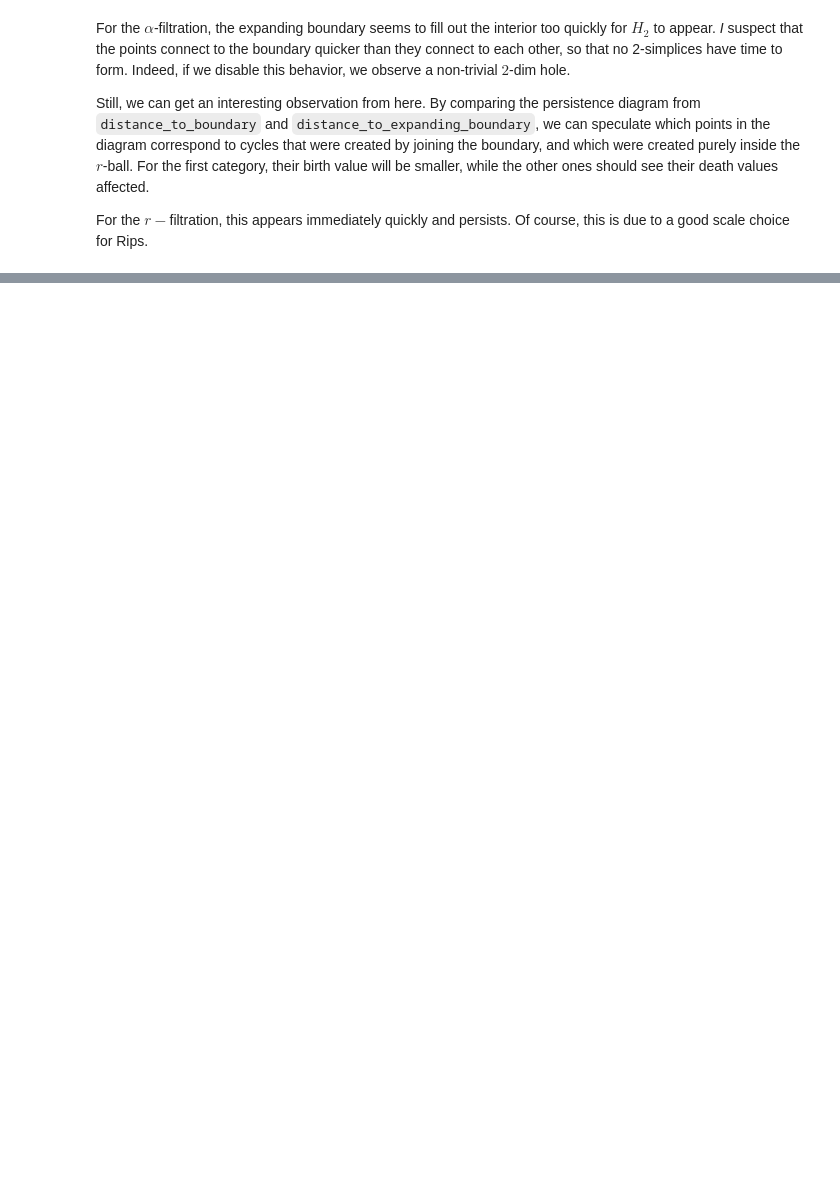
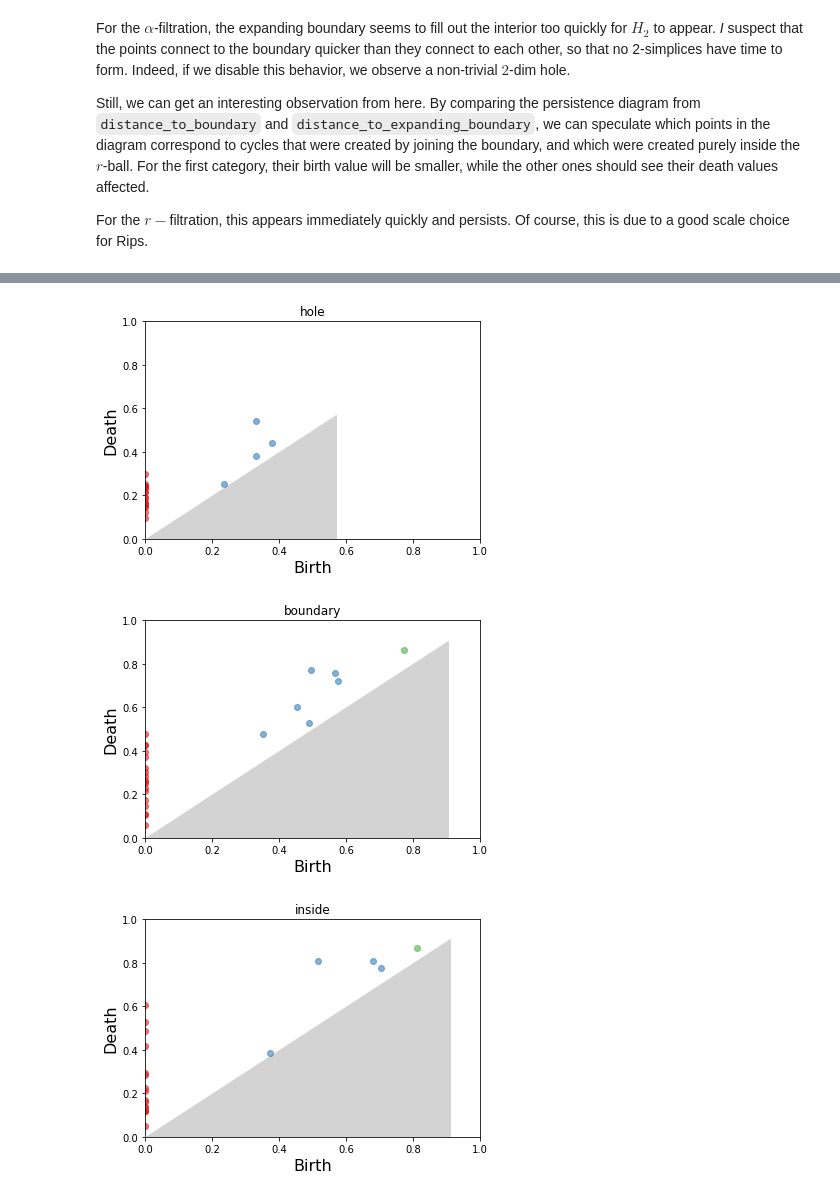
Before and after one commit to wreise/local_homology, a Jupyter notebook: notebooks/Tutorial.ipynb, the cells around one changed output, grey strips where cells are left out. Drawn from its saved outputs; the diff is of its cells as text; code cells hidden in the pictures; blank space fills up the shorter version.

```diff
--- a/notebooks/Tutorial.ipynb
+++ b/notebooks/Tutorial.ipynb
@@ -254,0 +313,11 @@ For the $r-$filtration, this appears immediately quickly and persists. Of course
+# %%
+min_, max_ = 0., epsilon
+for dgm, name in zip(dgms, ["hole", "boundary", "inside"]):
+    ax = plot_persistence_diagram(dgm, )
+    ax.set_xlim([min_, max_]),
+    ax.set_ylim([min_, max_])
+    ax.set_title(name)
+# %% [output]
+[figure, added]
+[figure, added]
+[figure, added]
```
Also changed, not shown: parts of 15 cells of this notebook.
